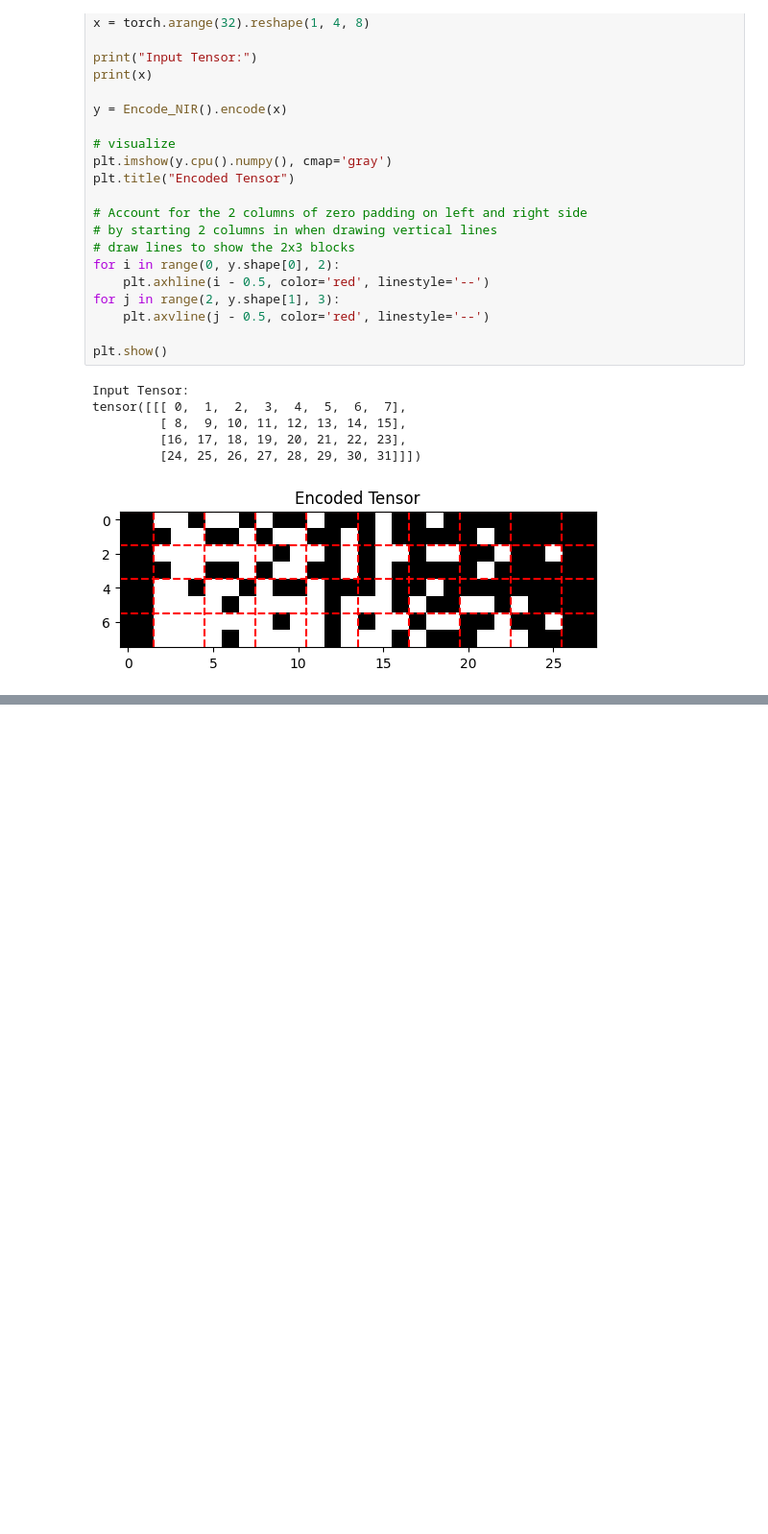
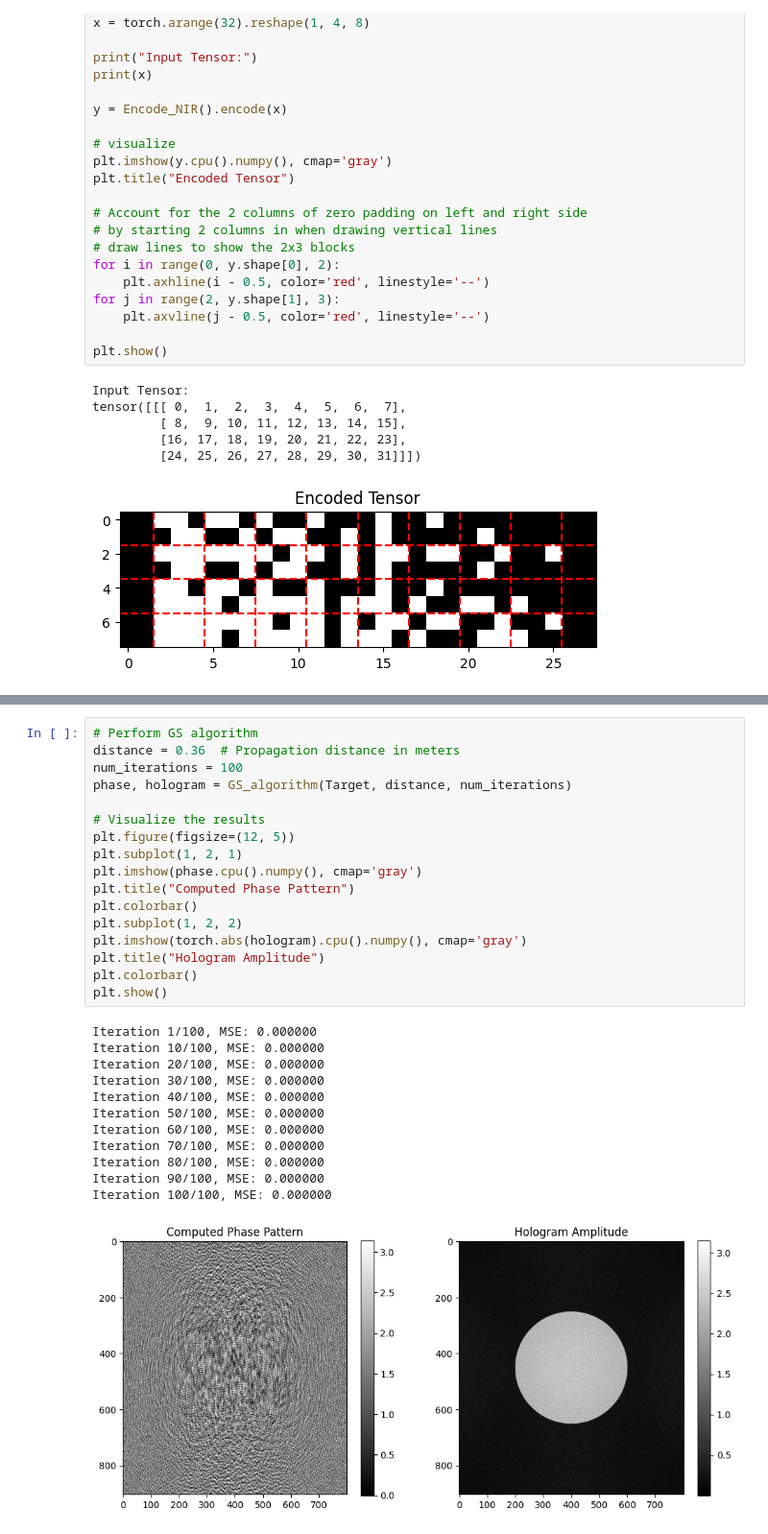
Before and after one commit to tsopeter/VM_NES_Training, a Jupyter notebook: Algorithms/plm.ipynb, the cells around one changed output, grey strips where cells are left out. Shown at 96% size. Saved outputs shown, nothing was run; the diff lists cells and outputs as text; blank space fills up the shorter version.

```diff
--- a/Algorithms/plm.ipynb
+++ b/Algorithms/plm.ipynb
@@ -233,0 +346,30 @@ tensor([[[ 0,  1,  2,  3,  4,  5,  6,  7],
+# %%
+# Perform GS algorithm
+distance = 0.36  # Propagation distance in meters
+num_iterations = 100
+phase, hologram = GS_algorithm(Target, distance, num_iterations)
+
+# Visualize the results
+plt.figure(figsize=(12, 5))
+plt.subplot(1, 2, 1)
+plt.imshow(phase.cpu().numpy(), cmap='gray')
+plt.title("Computed Phase Pattern")
+plt.colorbar()
+plt.subplot(1, 2, 2)
+plt.imshow(torch.abs(hologram).cpu().numpy(), cmap='gray')
+plt.title("Hologram Amplitude")
+plt.colorbar()
+plt.show()
+# %% [output]
+Iteration 1/100, MSE: 0.000000
+Iteration 10/100, MSE: 0.000000
+Iteration 20/100, MSE: 0.000000
+Iteration 30/100, MSE: 0.000000
+Iteration 40/100, MSE: 0.000000
+Iteration 50/100, MSE: 0.000000
+Iteration 60/100, MSE: 0.000000
+Iteration 70/100, MSE: 0.000000
+Iteration 80/100, MSE: 0.000000
+Iteration 90/100, MSE: 0.000000
+Iteration 100/100, MSE: 0.000000
+[figure, added]
```
Also changed, not shown: parts of 8 cells of this notebook, 30 other files.
